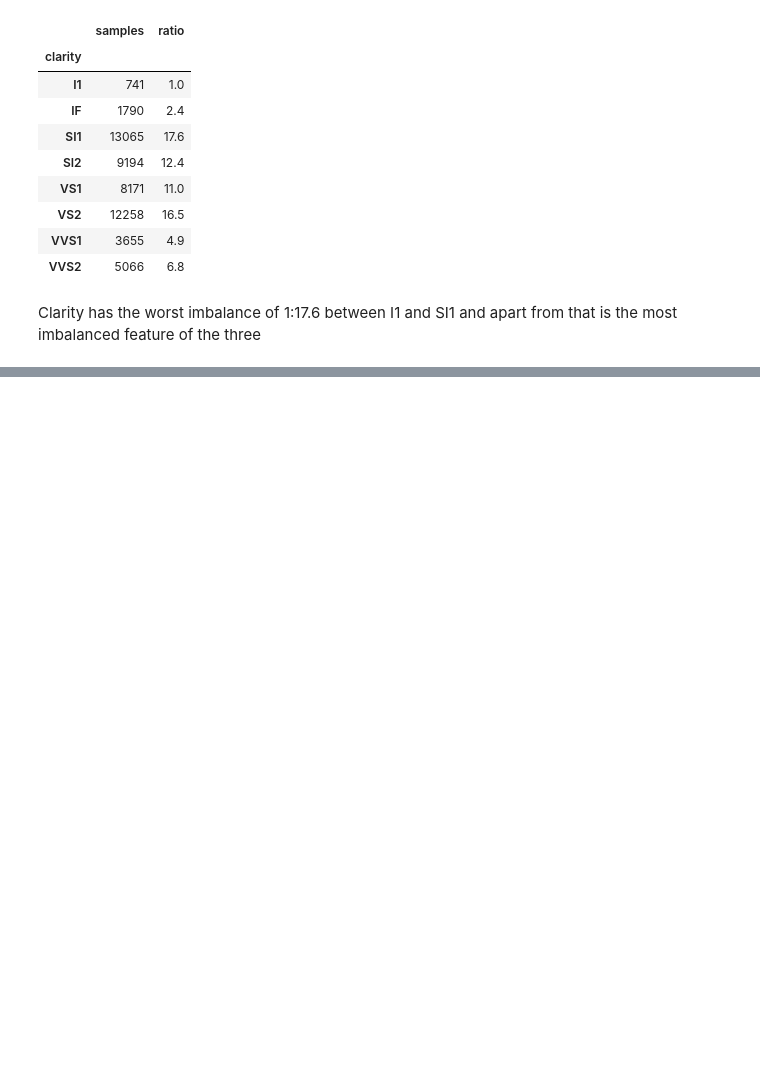
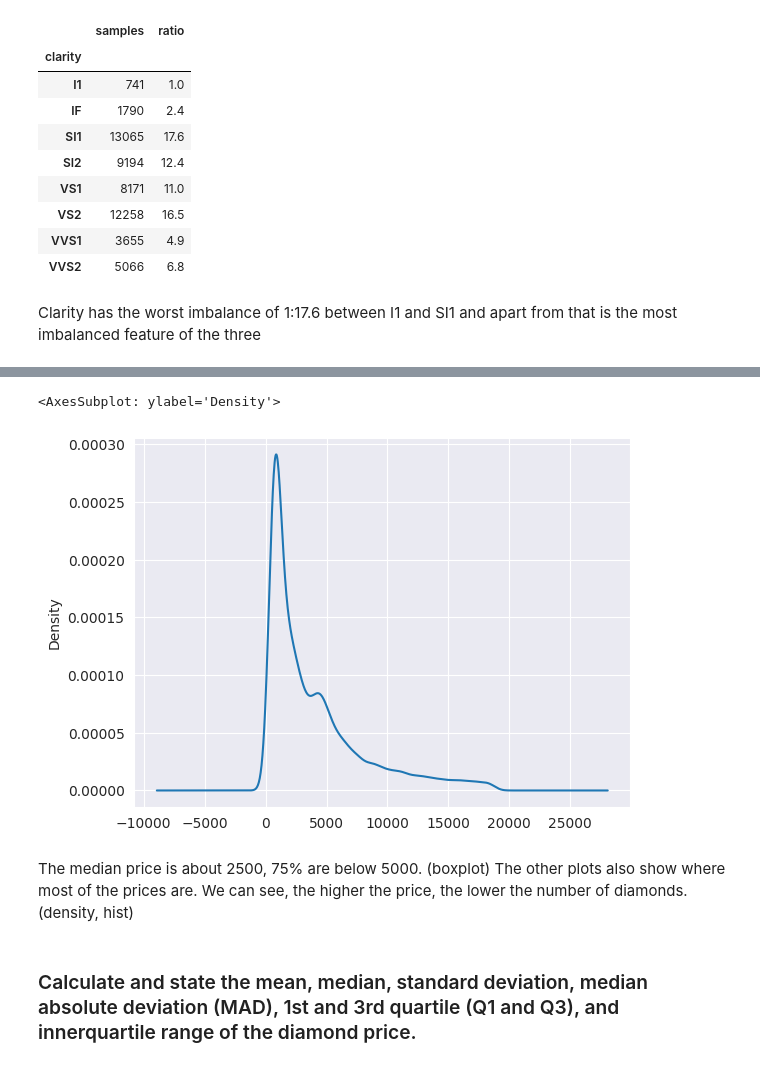
Before and after one commit to fweingartshofer/mc-ml, a Jupyter notebook: 01_diamond_prices.ipynb, the cells around one changed output, grey strips where cells are left out. Saved outputs shown, nothing was run; the diff lists cells and outputs as text; code cells hidden in the pictures; blank space fills up the shorter version.

Commit message:
worked on diamond tasks

```diff
--- a/01_diamond_prices.ipynb
+++ b/01_diamond_prices.ipynb
@@ -102,0 +121,11 @@ Clarity has the worst imbalance of 1:17.6 between I1 and SI1 and apart from that
+# %%
+prices.plot.density()
+# %% [output]
+<AxesSubplot: ylabel='Density'>
+[figure, added]
+# %% [markdown]
+The median price is about 2500, 75% are below 5000. (boxplot)
+The other plots also show where most of the prices are.
+We can see, the higher the price, the lower the number of diamonds. (density, hist)
+# %% [markdown]
+### Calculate and state the mean, median, standard deviation, median absolute deviation (MAD), 1st and 3rd quartile (Q1 and Q3), and innerquartile range of the diamond price.
```
Also changed, not shown: parts of 28 cells of this notebook.
